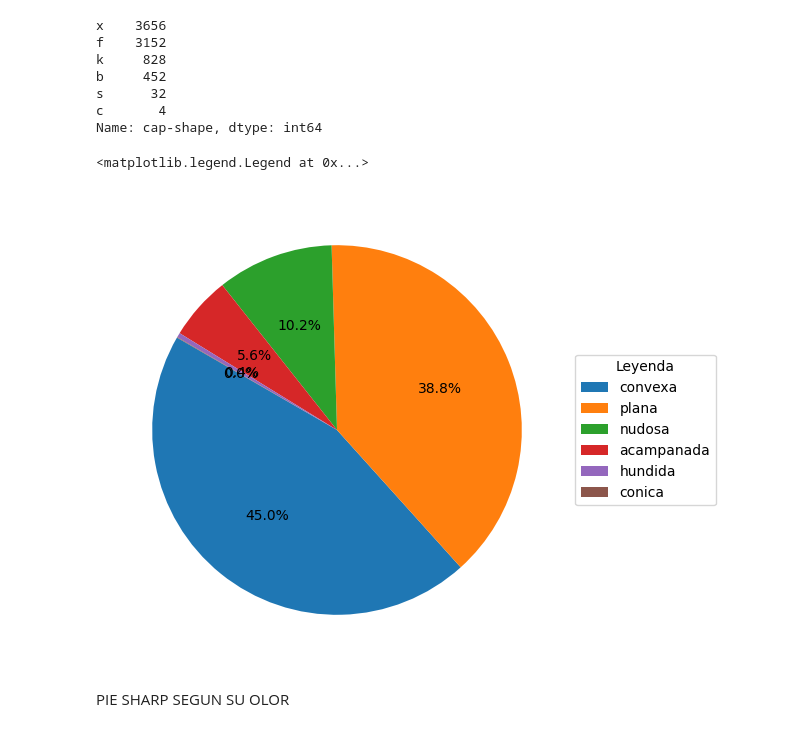
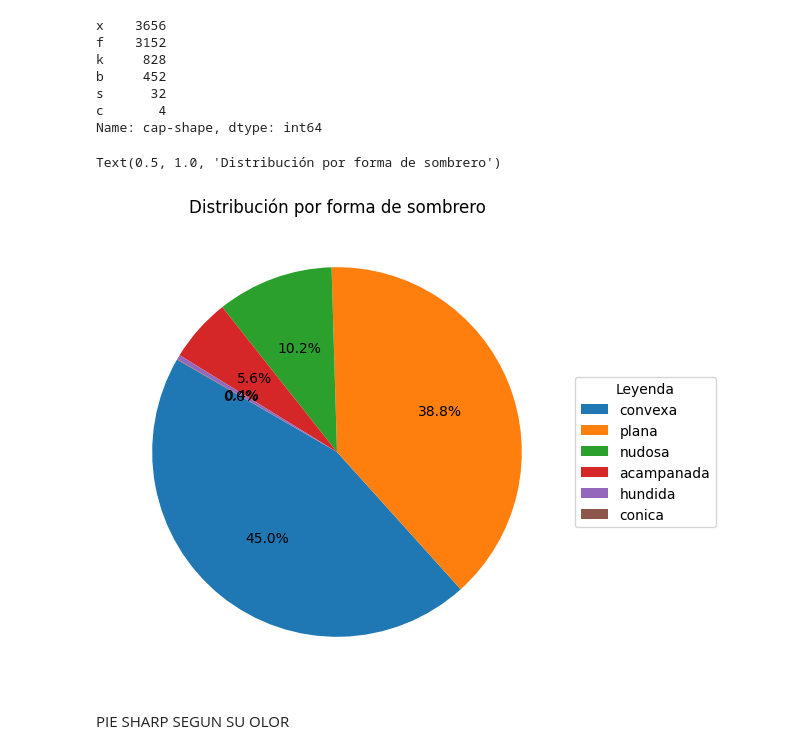
Before and after one commit to Saaras225/mushroom-dataScience, a Jupyter notebook: ProyectoFinal_Guarguana.ipynb, the cells around one changed output. Drawn from its saved outputs; the diff is of its cells as text; code cells hidden in the pictures.

```diff
--- a/ProyectoFinal_Guarguana.ipynb
+++ b/ProyectoFinal_Guarguana.ipynb
@@ -403,10 +404,11 @@ shapeLabels = ['convexa', 'plana','nudosa','acampanada','hundida','conica']
 # %%
 plt.figure(figsize=(6, 6))
 plt.pie(shapeData.values, autopct='%1.1f%%', startangle=150)
 plt.legend(shapeLabels, title="Leyenda", loc="center left", bbox_to_anchor=(1, 0.5))
+plt.title('Distribución por forma de sombrero')
 # %% [output]
-<matplotlib.legend.Legend at 0x...>
+Text(0.5, 1.0, 'Distribución por forma de sombrero')
-[figure, old version]
+[figure, new version]
 # %% [markdown]
 PIE SHARP SEGUN SU OLOR
 # %%
```
Also changed, not shown: parts of 3 cells of this notebook.
